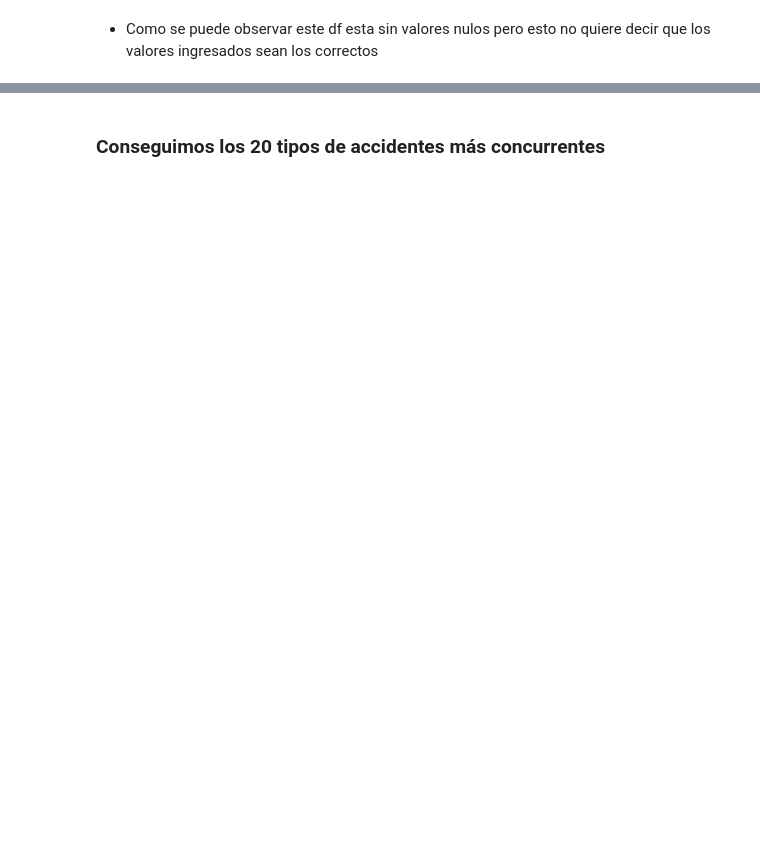
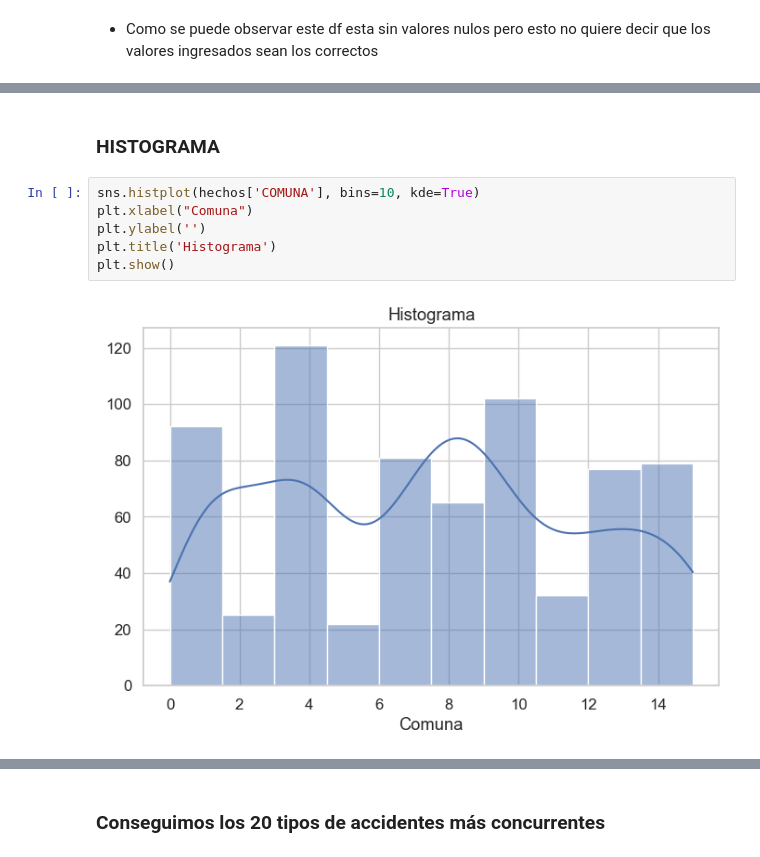
Before and after one commit to facu-corvalan/Siniestros_viales, a Jupyter notebook: EDA.ipynb, the cells around one changed output, grey strips where cells are left out. Saved outputs shown, nothing was run; the diff lists cells and outputs as text; blank space fills up the shorter version.

```diff
--- a/EDA.ipynb
+++ b/EDA.ipynb
@@ -56,0 +75,10 @@ plt.show()
+# %% [markdown]
+### HISTOGRAMA
+# %%
+sns.histplot(hechos['COMUNA'], bins=10, kde=True)
+plt.xlabel("Comuna")
+plt.ylabel('')
+plt.title('Histograma')
+plt.show()
+# %% [output]
+[figure, added]
```
Also changed, not shown: parts of 36 cells of this notebook, 4 other files.
